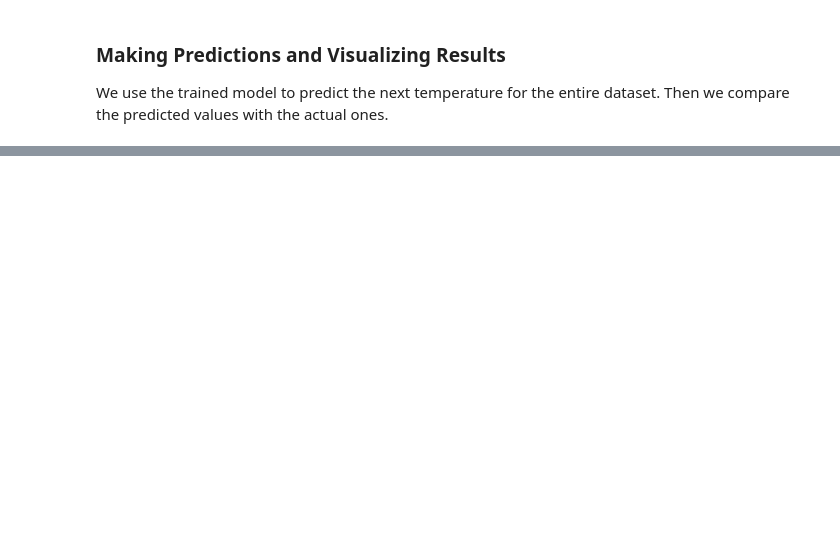
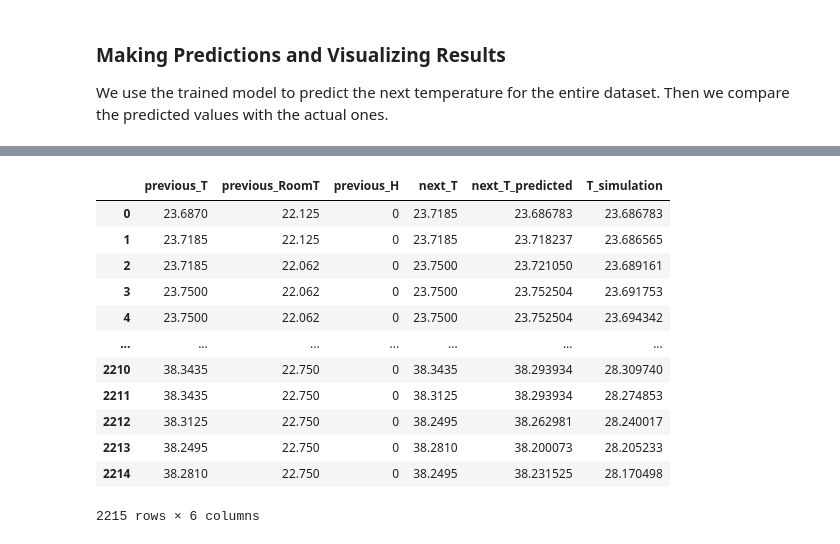
Before and after one commit to twright/IncubatorDTCourse, a Jupyter notebook: 3-Physics-Modelling/4-TrainingIncubatorNN.ipynb, the cells around one changed output, grey strips where cells are left out. Saved outputs shown, nothing was run; the diff lists cells and outputs as text; code cells hidden in the pictures; blank space fills up the shorter version.

```diff
--- a/3-Physics-Modelling/4-TrainingIncubatorNN.ipynb
+++ b/3-Physics-Modelling/4-TrainingIncubatorNN.ipynb
@@ -265,0 +276,38 @@ plt.show()
+# %%
+# The following code uses the model in a closed loop to conduct a simulation and compares the result of simulatio with the real data.
+
+# Create a tensor object that will be used to store the inputs of the model
+input = torch.randn(1, 3)
+
+simulated_T = nn_data.loc[0].previous_T
+simulated_Ts = []  # Keep predictions in a simple list
+
+for step in nn_data.index:
+
+  # Prepare inputs for the model
+  input[0,0] = simulated_T  # corresponds to previous_T, but since we are making simulation it will be a previous model output
+  input[0,1] = nn_data.loc[step]['previous_RoomT']
+  input[0,2] = nn_data.loc[step]['previous_H']
+
+  output = model(input).detach().numpy()
+
+  simulated_T = float(output[0,0])
+  simulated_Ts.append(simulated_T)
+
+# Add the simulation to the nice table
+nn_data["T_simulation"] = simulated_Ts
+nn_data
+# %% [output]
+|  | previous_T | previous_RoomT | previous_H | next_T | next_T_predicted | T_simulation |
+| 0 | 23.6870 | 22.125 | 0 | 23.7185 | 23.686783 | 23.686783 |
+| 1 | 23.7185 | 22.125 | 0 | 23.7185 | 23.718237 | 23.686565 |
+| 2 | 23.7185 | 22.062 | 0 | 23.7500 | 23.721050 | 23.689161 |
+| 3 | 23.7500 | 22.062 | 0 | 23.7500 | 23.752504 | 23.691753 |
+| 4 | 23.7500 | 22.062 | 0 | 23.7500 | 23.752504 | 23.694342 |
+| ... | ... | ... | ... | ... | ... | ... |
+| 2210 | 38.3435 | 22.750 | 0 | 38.3435 | 38.293934 | 28.309740 |
+| 2211 | 38.3435 | 22.750 | 0 | 38.3125 | 38.293934 | 28.274853 |
+| 2212 | 38.3125 | 22.750 | 0 | 38.2495 | 38.262981 | 28.240017 |
+| 2213 | 38.2495 | 22.750 | 0 | 38.2810 | 38.200073 | 28.205233 |
+| 2214 | 38.2810 | 22.750 | 0 | 38.2495 | 38.231525 | 28.170498 |
+2215 rows × 6 columns
```
Also changed, not shown: parts of 10 cells of this notebook, 1 other file.
